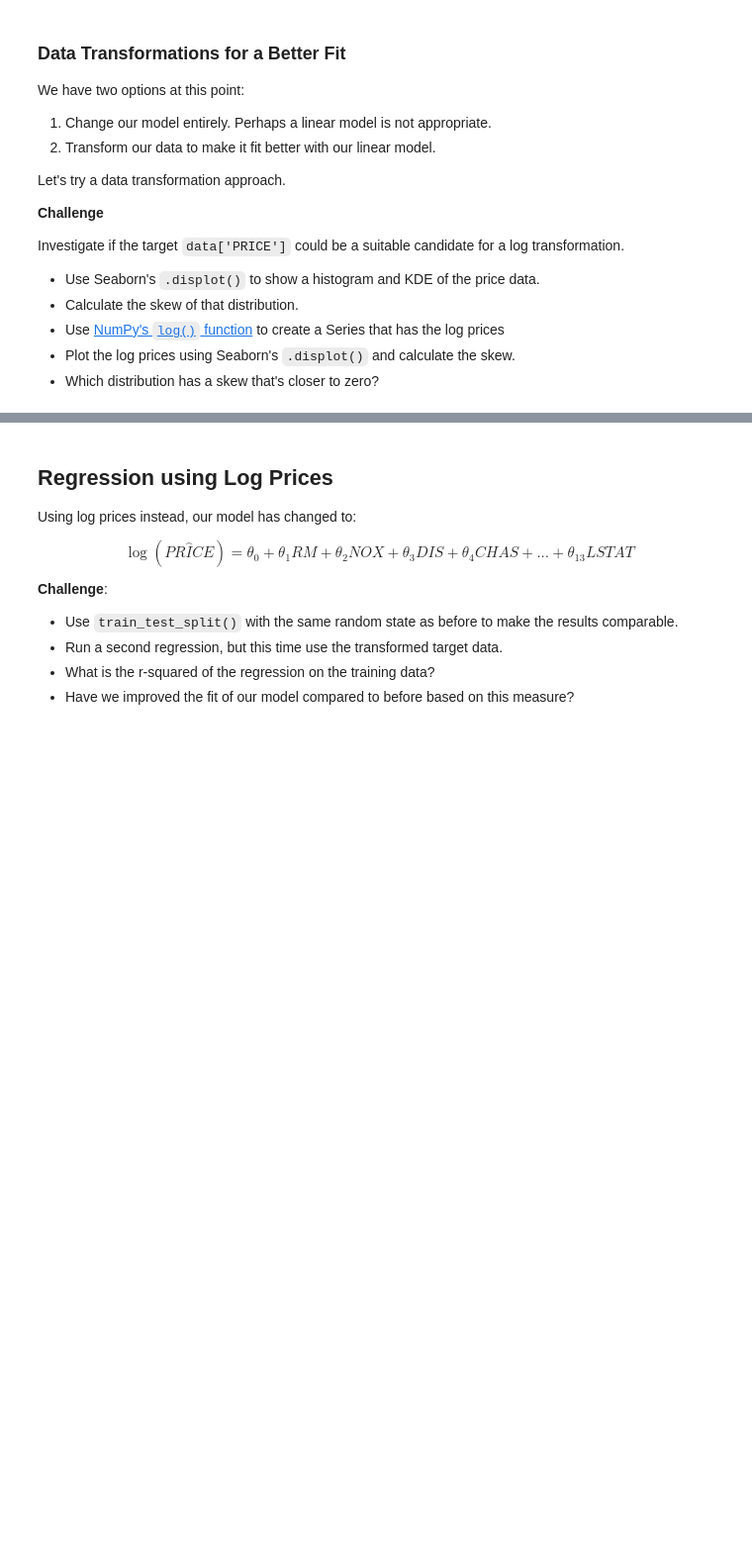
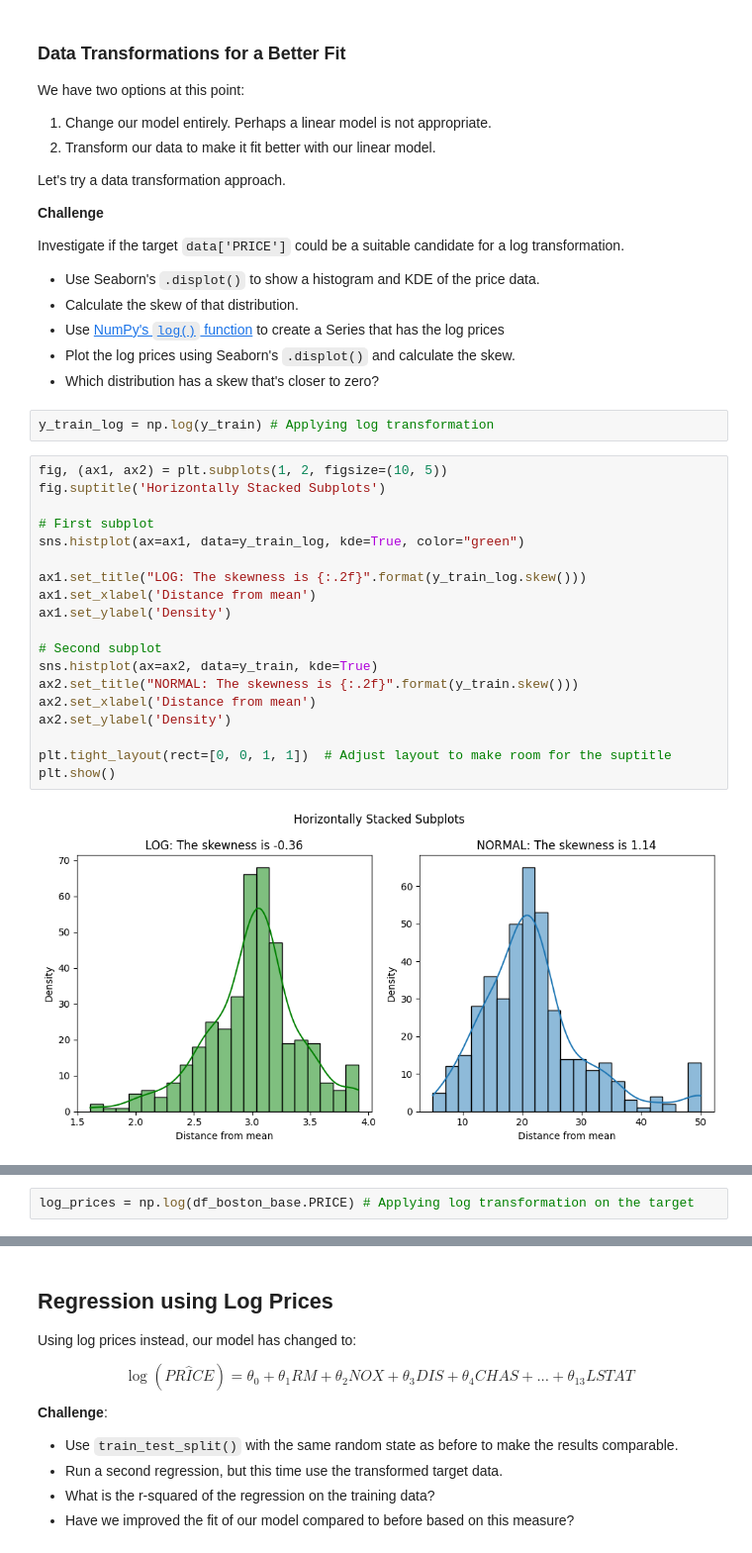
Before and after one commit to KenkiCZ/google_notebooks, a Jupyter notebook: C108_multivariable_regression.ipynb, the cells around one changed output, grey strips where cells are left out. Shown at 99% size. Drawn from its saved outputs; the diff is of its cells as text; blank space fills up the shorter version.

```diff
--- a/C108_multivariable_regression.ipynb
+++ b/C108_multivariable_regression.ipynb
@@ -659,6 +679,29 @@ Investigate if the target `data['PRICE']` could be a suitable candidate for a lo
 * Use [NumPy's `log()` function](https://numpy.org/doc/stable/reference/generated/numpy.log.html) to create a Series that has the log prices
 * Plot the log prices using Seaborn's `.displot()` and calculate the skew.
 * Which distribution has a skew that's closer to zero?
+# %%
+y_train_log = np.log(y_train) # Applying log transformation
+# %%
+fig, (ax1, ax2) = plt.subplots(1, 2, figsize=(10, 5))
+fig.suptitle('Horizontally Stacked Subplots')
+
+# First subplot
+sns.histplot(ax=ax1, data=y_train_log, kde=True, color="green")
+
+ax1.set_title("LOG: The skewness is {:.2f}".format(y_train_log.skew()))
+ax1.set_xlabel('Distance from mean')
+ax1.set_ylabel('Density')
+
+# Second subplot
+sns.histplot(ax=ax2, data=y_train, kde=True)
+ax2.set_title("NORMAL: The skewness is {:.2f}".format(y_train.skew()))
+ax2.set_xlabel('Distance from mean')
+ax2.set_ylabel('Density')
+
+plt.tight_layout(rect=[0, 0, 1, 1])  # Adjust layout to make room for the suptitle
+plt.show()
+# %% [output]
+[figure, added]
 # %% [markdown]
 #### How does the log transformation work?
 
@@ -667,5 +710,7 @@ Using a log transformation does not affect every price equally. Large prices are
 <img src=https://i.imgur.com/TH8sK1Q.png height=200>
 
 We can see this when we plot the actual prices against the (transformed) log prices.
+# %%
+log_prices = np.log(df_boston_base.PRICE) # Applying log transformation on the target
 # %%
 plt.figure(dpi=150)
```
Also changed, not shown: parts of 31 cells of this notebook.
